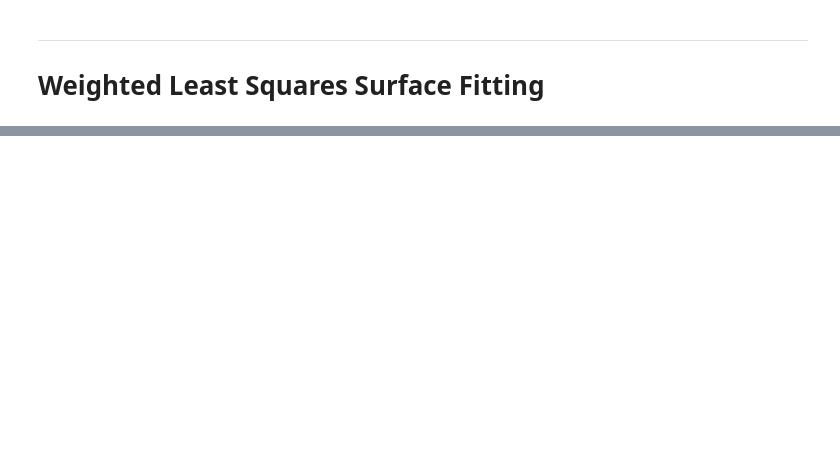
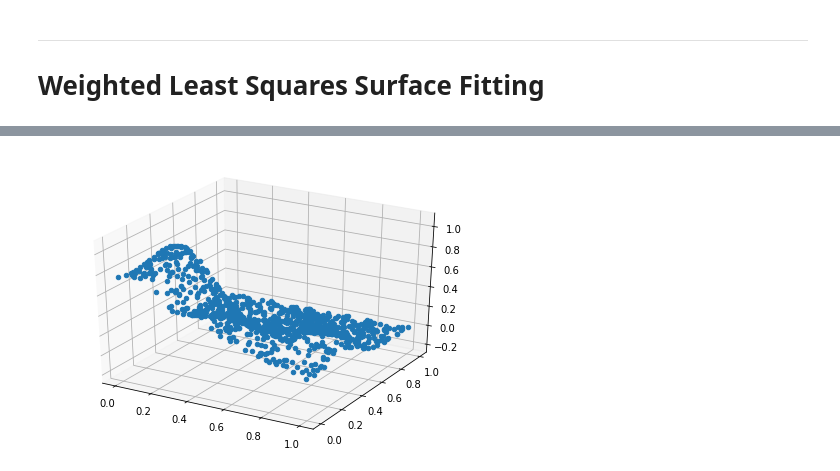
Before and after one commit to rndmbt/nonlinear-leastsquares, a Jupyter notebook: leastsquares.ipynb, the cells around one changed output, grey strips where cells are left out. Cells and saved outputs as stored; diff of their text form; code cells hidden in the pictures; blank space fills up the shorter version.

```diff
--- a/leastsquares.ipynb
+++ b/leastsquares.ipynb
@@ -151,0 +145,22 @@ for r in n:
+# %%
+def readOFF(filename):
+    f = open(filename, "r")
+    line = f.readline()
+    if line == "OFF\n":
+        line = f.readline()
+    n = int(line.split()[0])
+    verts = []
+    for i in range(n):
+        verts += [np.array(f.readline().split()).astype(np.float)]
+    return verts
+# %%
+o = readOFF("franke4.off")
+#norm = o / np.max(o)
+x,y,z = zip(*o)
+fig = plt.figure()
+ax = Axes3D(fig)
+ax.scatter(x,y,z, depthshade=False)
+#plt.savefig('test.pdf')
+plt.show()
+# %% [output]
+[figure, added]
```
Also changed, not shown: parts of 6 cells of this notebook, 1 other file.
